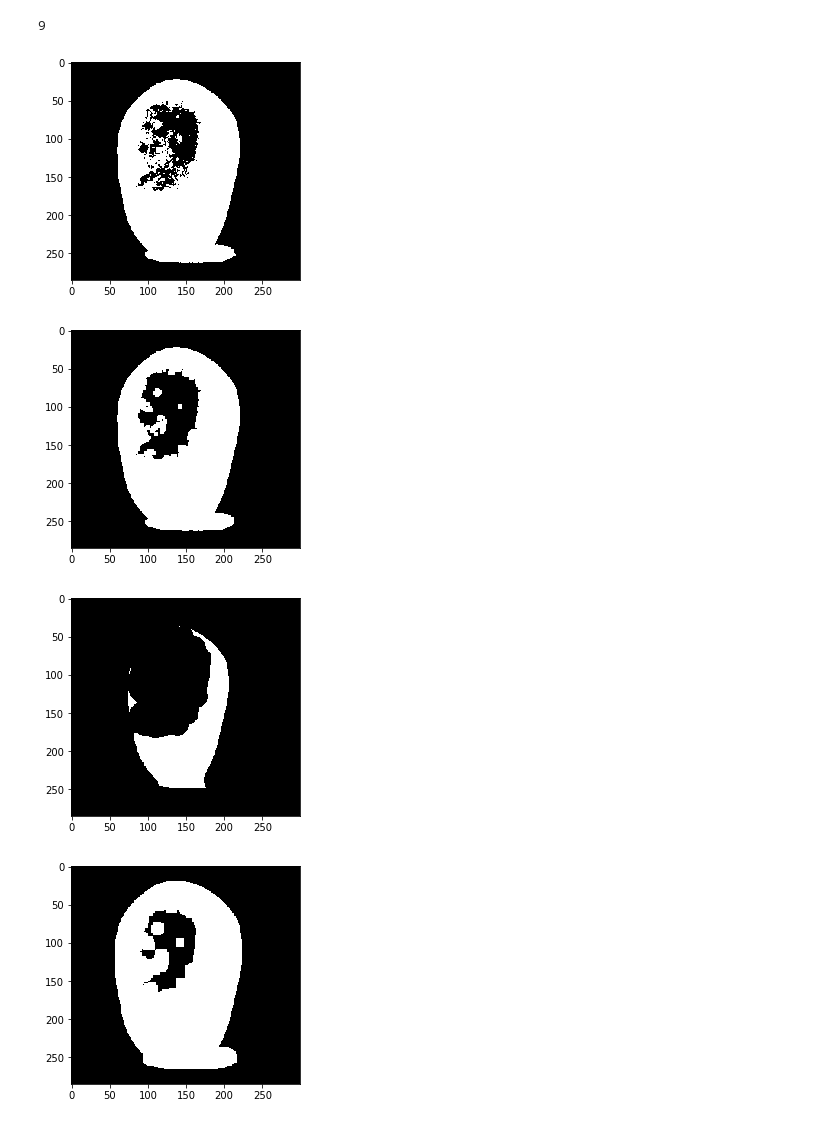
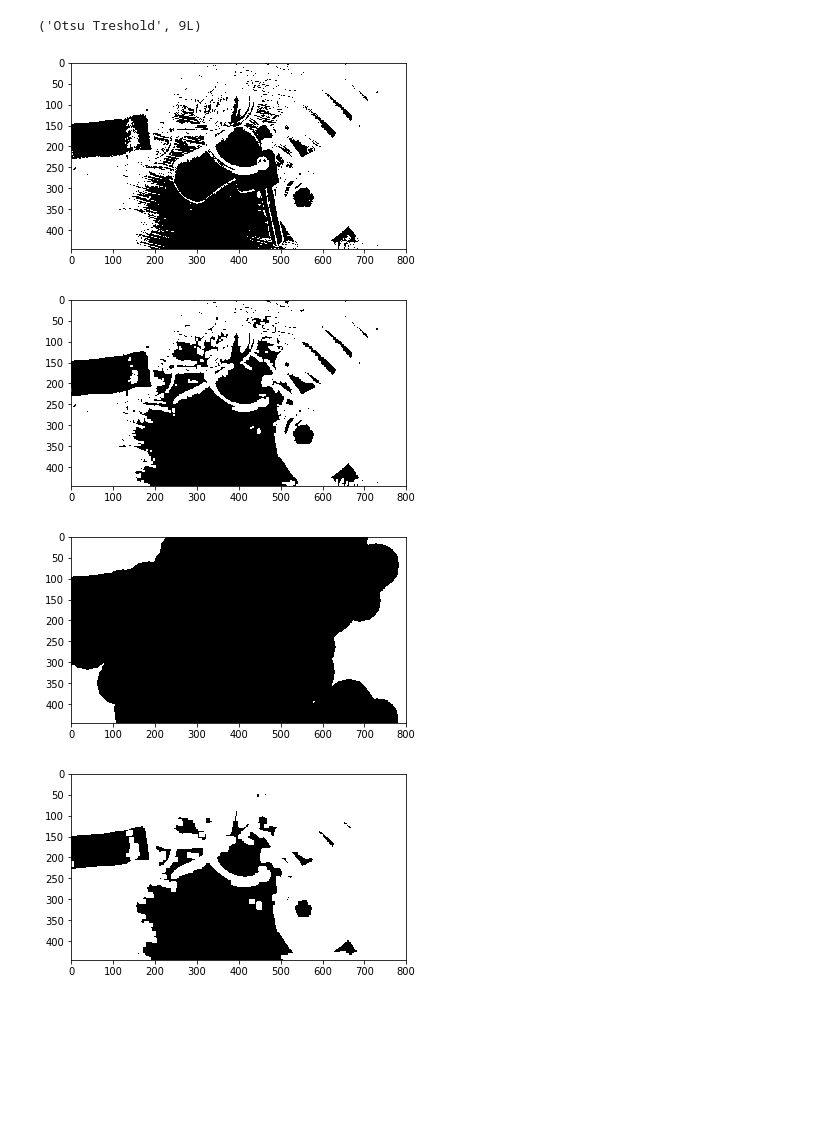
Before and after one commit to DavidLeDuy/Watershed-Center-Point, a Jupyter notebook: watershed.ipynb, the cells around one changed output. Cells and saved outputs as stored; diff of their text form; code cells hidden in the pictures; blank space fills up the shorter version.

```diff
--- a/watershed.ipynb
+++ b/watershed.ipynb
@@ -0,0 +1,7 @@
+# %%
+import numpy as np
+import cv2 as cv
+from matplotlib import pyplot as plt
+img = cv.imread('keys.jpg')
+img = cv.cvtColor(img, cv.COLOR_RGB2BGR)
+plt.imshow(img)
@@ -1,18 +11,13 @@
 # %%
-import numpy as np
-import cv2 as cv
-from matplotlib import pyplot as plt
-img = cv.imread('kartoffel.jpg')
 gray = cv.cvtColor(img,cv.COLOR_BGR2GRAY)
-
 otsu = cv.THRESH_BINARY_INV+cv.THRESH_OTSU
-print(otsu)
-ret, thresh = cv.threshold(gray,0,255,9)
+print("Otsu Treshold", otsu)
+ret, thresh = cv.threshold(gray,0,255,otsu)
 plt.imshow(thresh, cmap = plt.get_cmap('gray'))
 plt.show()
 # %% [output]
-9
+('Otsu Treshold', 9L)
-[figure, old version]
+[figure, new version]
 # %%
 # noise removal
 kernel = np.ones((3,3),np.uint8)
@@ -20,7 +25,7 @@ opening = cv.morphologyEx(thresh,cv.MORPH_OPEN,kernel, iterations = 2)
 plt.imshow(opening, cmap = plt.get_cmap('gray'))
 plt.show()
 # %% [output]
-[figure, old version]
+[figure, new version]
 # %%
 # sure background area
 sure_bg = cv.dilate(opening,kernel,iterations=3)
@@ -32,8 +37,8 @@ plt.show()
 plt.imshow(sure_bg, cmap = plt.get_cmap('gray'))
 plt.show()
 # %% [output]
-[figure, old version]
+[figure, new version]
-[figure, old version]
+[figure, new version]
 # %%
 # Finding unknown region
 sure_fg = np.uint8(sure_fg)
```
Also changed, not shown: parts of 12 cells of this notebook.
